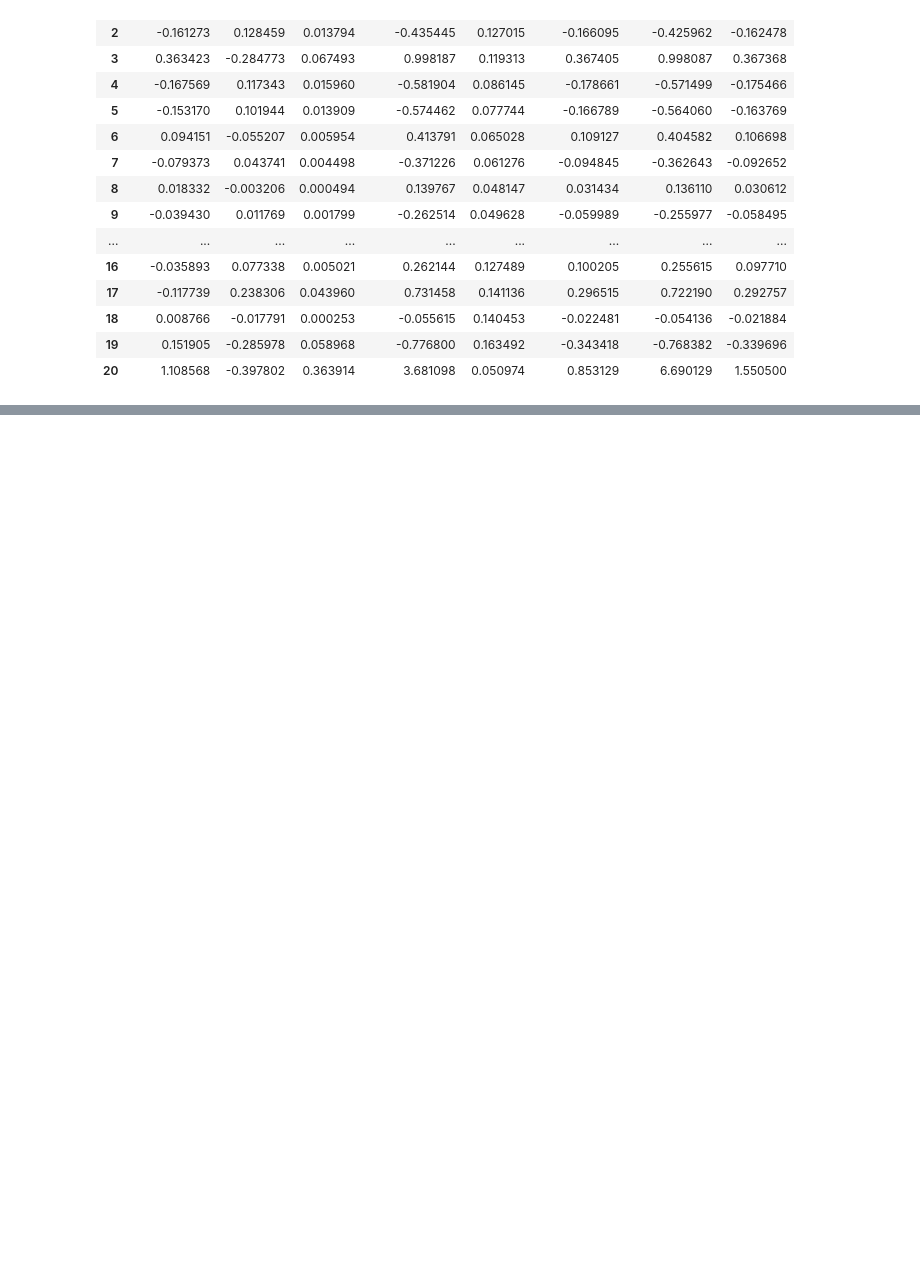
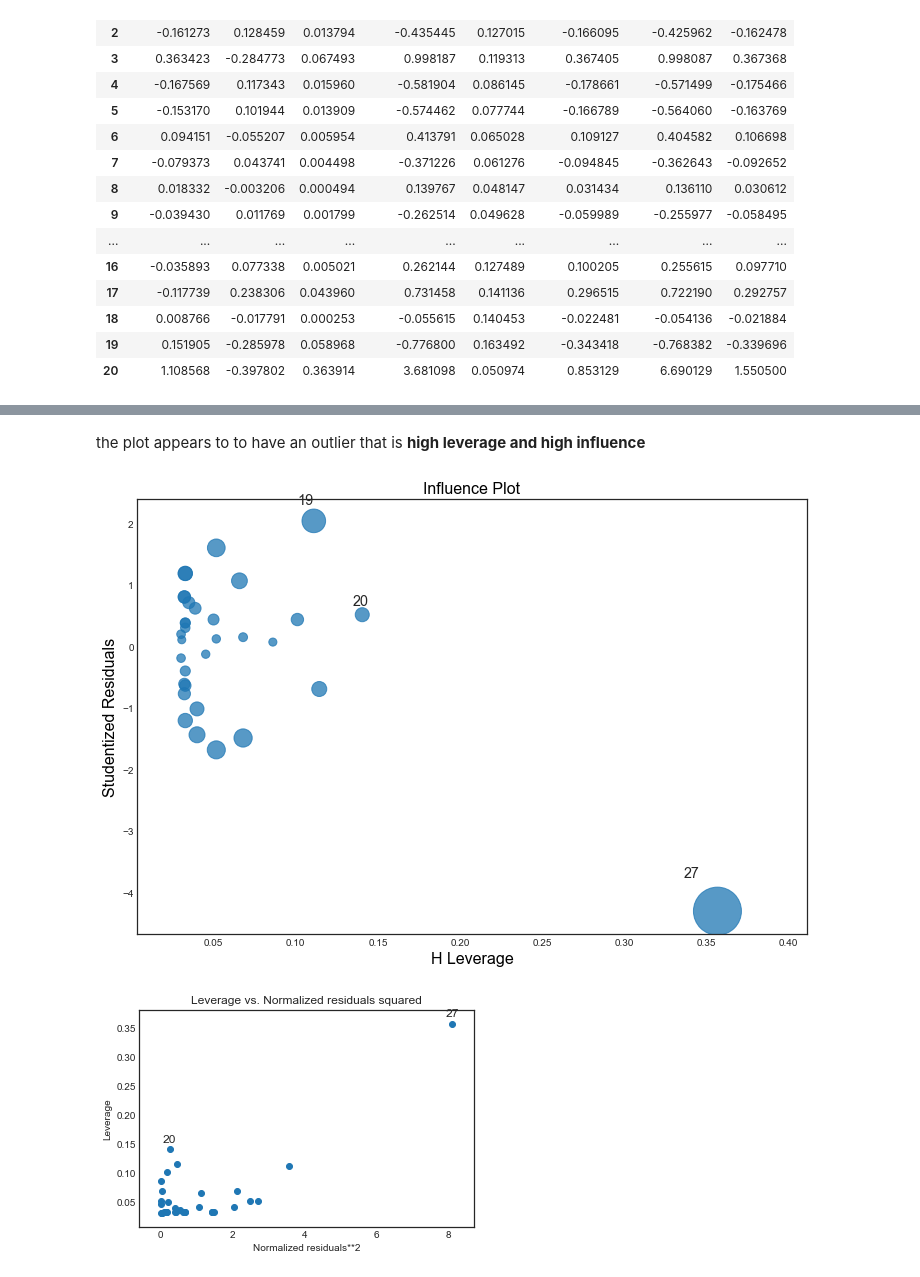
Before and after one commit to naivelogic/Machine_Learning_Notebooks, a Jupyter notebook: Data_Science/Stats Foundation/Regression Methods/[lab] Penn Stat 501 - Multiple Linear Regression.ipynb, the cells around one changed output, grey strips where cells are left out. Saved outputs shown, nothing was run; the diff lists cells and outputs as text; code cells hidden in the pictures; blank space fills up the shorter version.

```diff
--- a/Data_Science/Stats Foundation/Regression Methods/[lab] Penn Stat 501 - Multiple Linear Regression.ipynb
+++ b/Data_Science/Stats Foundation/Regression Methods/[lab] Penn Stat 501 - Multiple Linear Regression.ipynb
@@ -1429,0 +1450,10 @@ fig = sm.graphics.influence_plot(inf_model, ax=ax, criterion="DFFITS")
+# %% [markdown]
+the plot appears to to have an outlier that is __high leverage and high influence__
+# %%
+foot_model = smf.ols(formula='foot~height', data = foot).fit()
+fig, ax = plt.subplots(figsize=(12,8))
+fig = sm.graphics.influence_plot(foot_model, ax=ax, criterion="DFFITS");
+fig = sm.graphics.plot_leverage_resid2(foot_model);
+# %% [output]
+[figure, added]
+[figure, added]
```
Also changed, not shown: parts of 10 cells of this notebook.
